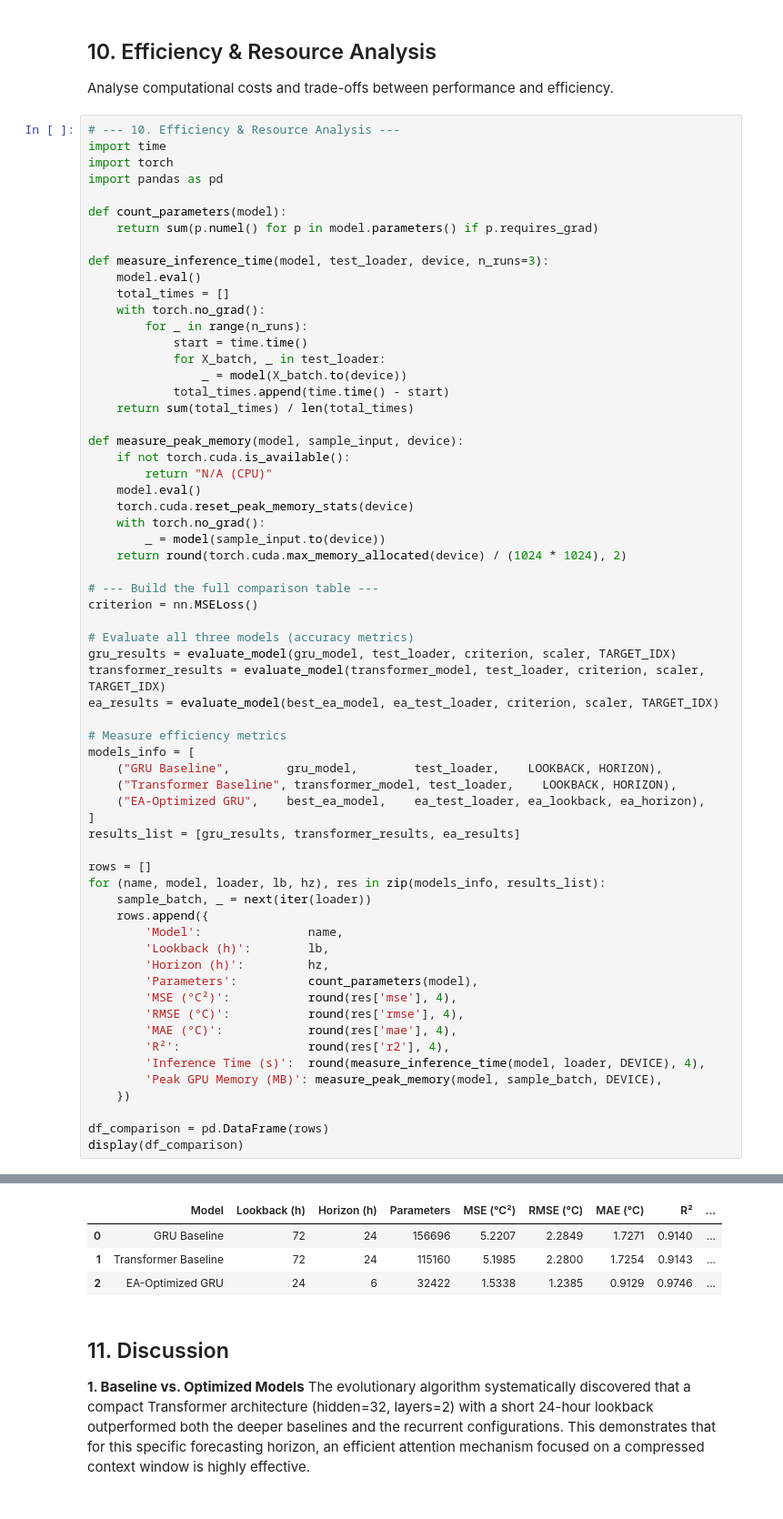
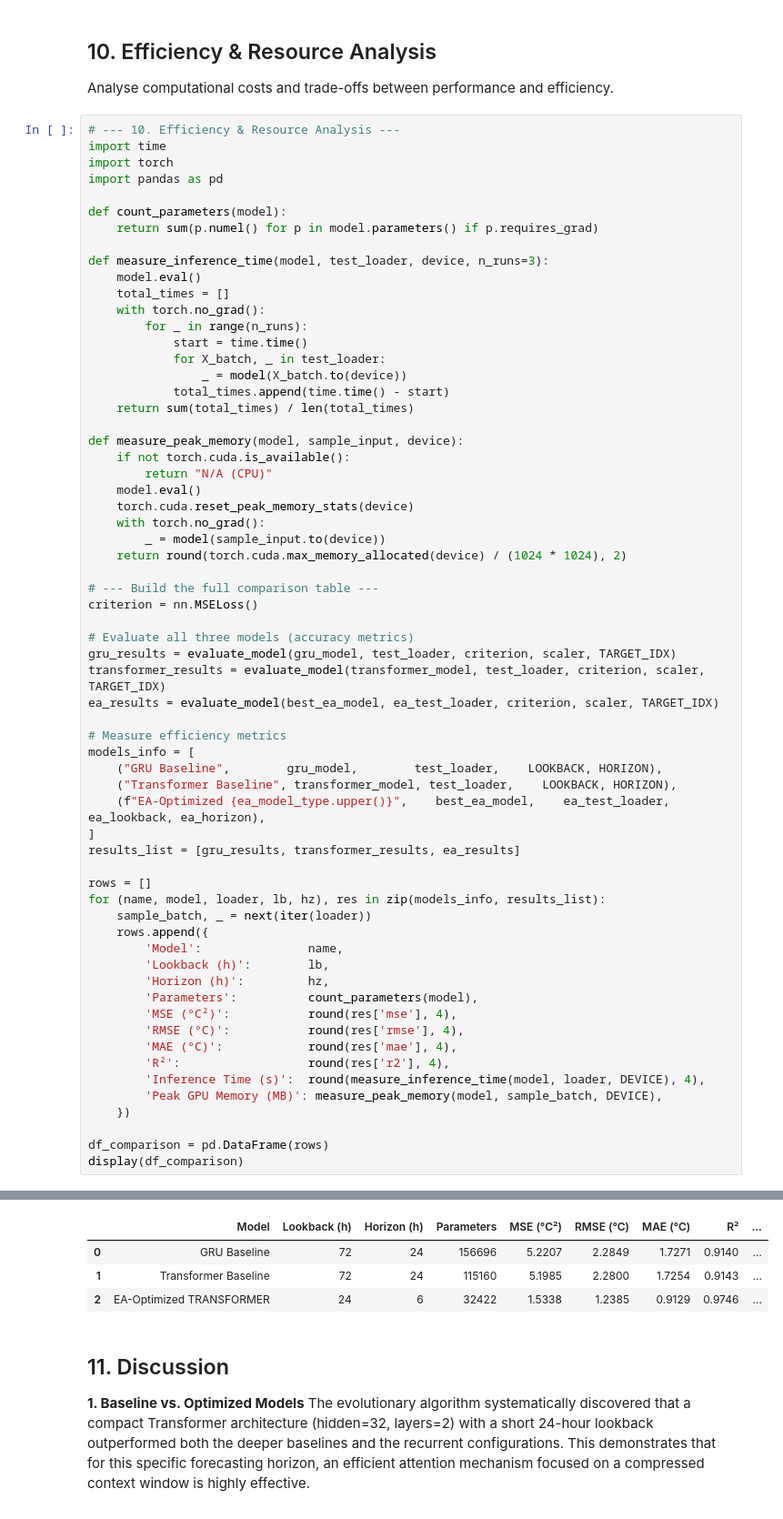
Before and after one commit to dudocas12/Advanced-Time-Series-Forecasting-Optimization-and-Explainability, a Jupyter notebook: main.ipynb, the cells around one changed output, grey strips where cells are left out. Shown at 91% size. Drawn from its saved outputs; the diff is of its cells as text.

```diff
--- a/main.ipynb
+++ b/main.ipynb
@@ -2591,7 +2591,7 @@ ea_results = evaluate_model(best_ea_model, ea_test_loader, criterion, scaler, TA
 models_info = [
     ("GRU Baseline",        gru_model,        test_loader,    LOOKBACK, HORIZON),
     ("Transformer Baseline", transformer_model, test_loader,    LOOKBACK, HORIZON),
-    ("EA-Optimized GRU",    best_ea_model,    ea_test_loader, ea_lookback, ea_horizon),
+    (f"EA-Optimized {ea_model_type.upper()}",    best_ea_model,    ea_test_loader, ea_lookback, ea_horizon),
 ]
 results_list = [gru_results, transformer_results, ea_results]
 
@@ -2626,7 +2626,7 @@ Inference time: 0.61s | Parameters: 32,422
 |  | Model | Lookback (h) | Horizon (h) | Parameters | MSE (°C²) | RMSE (°C) | MAE (°C) | R² | ... |
 | 0 | GRU Baseline | 72 | 24 | 156696 | 5.2207 | 2.2849 | 1.7271 | 0.9140 | ... |
 | 1 | Transformer Baseline | 72 | 24 | 115160 | 5.1985 | 2.2800 | 1.7254 | 0.9143 | ... |
-| 2 | EA-Optimized GRU | 24 | 6 | 32422 | 1.5338 | 1.2385 | 0.9129 | 0.9746 | ... |
+| 2 | EA-Optimized TRANSFORMER | 24 | 6 | 32422 | 1.5338 | 1.2385 | 0.9129 | 0.9746 | ... |
 # %% [markdown]
 ## 11. Discussion
 
```
Also changed, not shown: parts of 2 cells of this notebook.
